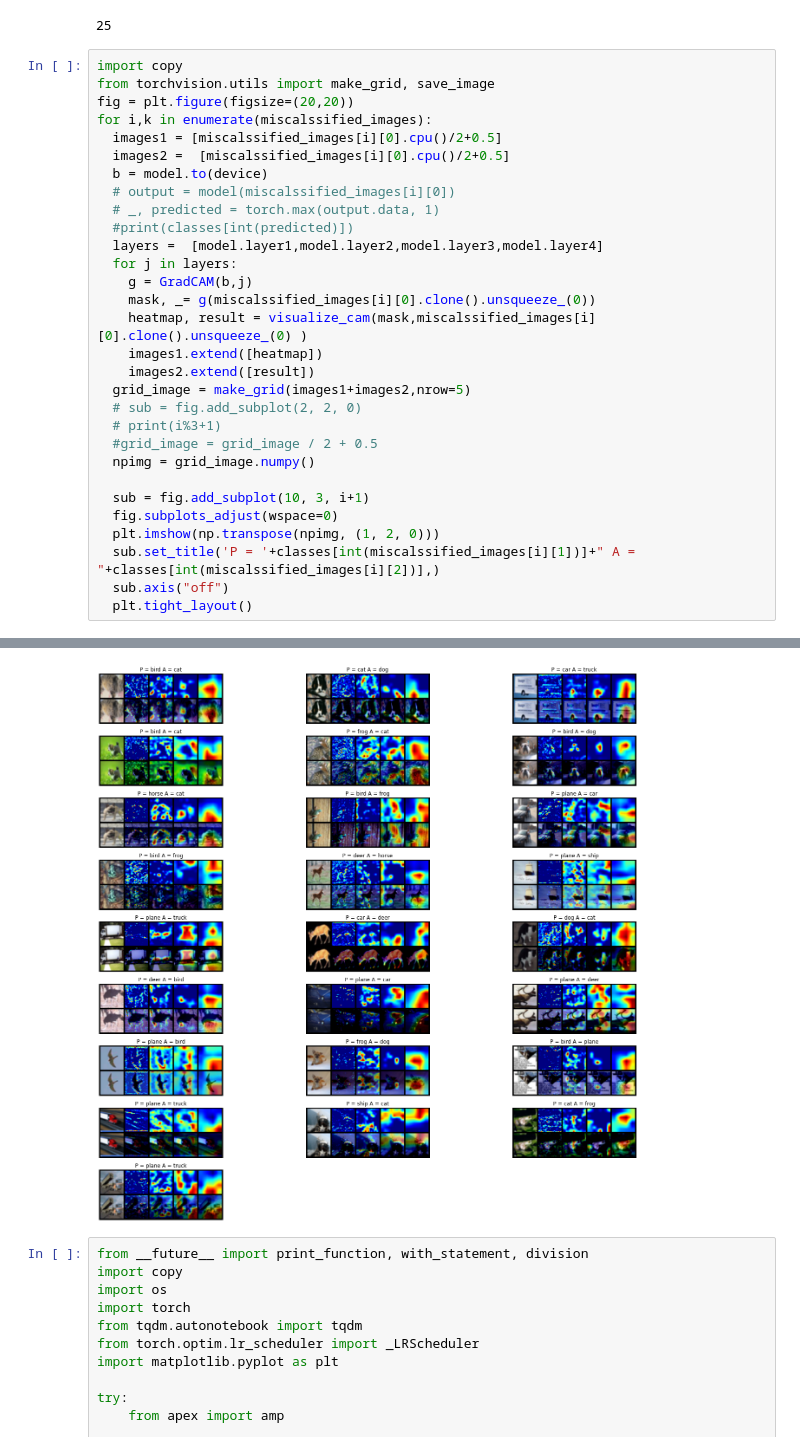
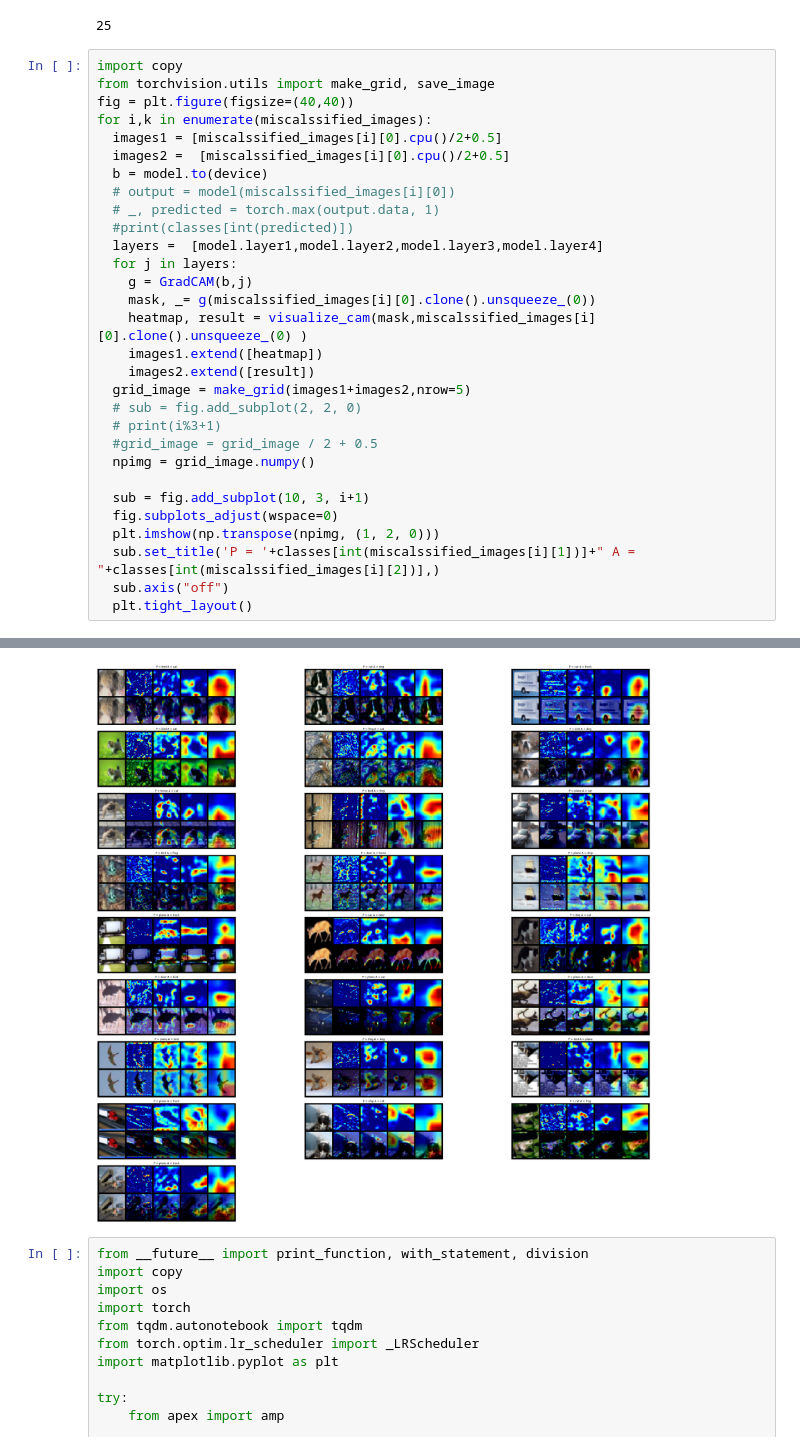
Before and after one commit to Sushmitha-Katti/EVA-4, a Jupyter notebook: Session10/S10V2.ipynb, the cells around one changed output, grey strips where cells are left out. Drawn from its saved outputs; the diff is of its cells as text.

```diff
--- a/Session10/S10V2.ipynb
+++ b/Session10/S10V2.ipynb
@@ -227,7 +227,7 @@ len(miscalssified_images)
 # %%
 import copy
 from torchvision.utils import make_grid, save_image
-fig = plt.figure(figsize=(20,20))
+fig = plt.figure(figsize=(40,40))
 for i,k in enumerate(miscalssified_images):
   images1 = [miscalssified_images[i][0].cpu()/2+0.5]
   images2 =  [miscalssified_images[i][0].cpu()/2+0.5]
@@ -245,34 +245,34 @@ for i,k in enumerate(miscalssified_images):
   grid_image = make_grid(images1+images2,nrow=5)
   # sub = fig.add_subplot(2, 2, 0)
   # print(i%3+1)
   #grid_image = grid_image / 2 + 0.5
   npimg = grid_image.numpy()
 
   sub = fig.add_subplot(10, 3, i+1)
   fig.subplots_adjust(wspace=0)
   plt.imshow(np.transpose(npimg, (1, 2, 0)))
   sub.set_title('P = '+classes[int(miscalssified_images[i][1])]+" A = "+classes[int(miscalssified_images[i][2])],)
   sub.axis("off")
   plt.tight_layout()
 # %% [output]
 Clipping input data to the valid range for imshow with RGB data ([0..1] for floats or [0..255] for integers).
 Clipping input data to the valid range for imshow with RGB data ([0..1] for floats or [0..255] for integers).
 Clipping input data to the valid range for imshow with RGB data ([0..1] for floats or [0..255] for integers).
 Clipping input data to the valid range for imshow with RGB data ([0..1] for floats or [0..255] for integers).
 Clipping input data to the valid range for imshow with RGB data ([0..1] for floats or [0..255] for integers).
 Clipping input data to the valid range for imshow with RGB data ([0..1] for floats or [0..255] for integers).
 Clipping input data to the valid range for imshow with RGB data ([0..1] for floats or [0..255] for integers).
 Clipping input data to the valid range for imshow with RGB data ([0..1] for floats or [0..255] for integers).
 Clipping input data to the valid range for imshow with RGB data ([0..1] for floats or [0..255] for integers).
 Clipping input data to the valid range for imshow with RGB data ([0..1] for floats or [0..255] for integers).
 Clipping input data to the valid range for imshow with RGB data ([0..1] for floats or [0..255] for integers).
 Clipping input data to the valid range for imshow with RGB data ([0..1] for floats or [0..255] for integers).
 ... (9 lines left out)
 Clipping input data to the valid range for imshow with RGB data ([0..1] for floats or [0..255] for integers).
 Clipping input data to the valid range for imshow with RGB data ([0..1] for floats or [0..255] for integers).
 Clipping input data to the valid range for imshow with RGB data ([0..1] for floats or [0..255] for integers).
 Clipping input data to the valid range for imshow with RGB data ([0..1] for floats or [0..255] for integers).
-[figure, old version]
+[figure, new version]
 # %%
 from __future__ import print_function, with_statement, division
 import copy
```
